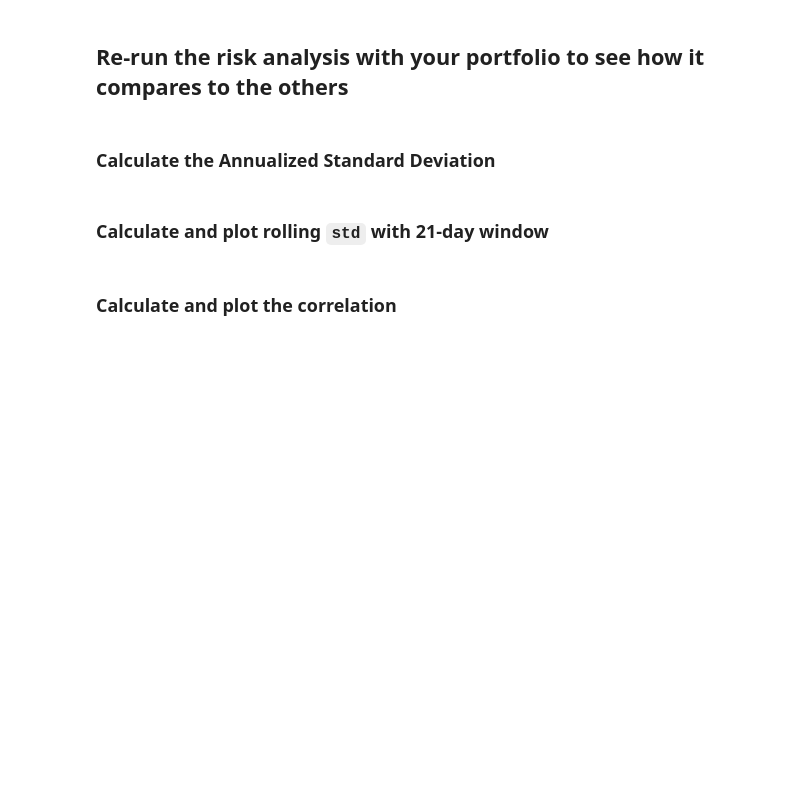
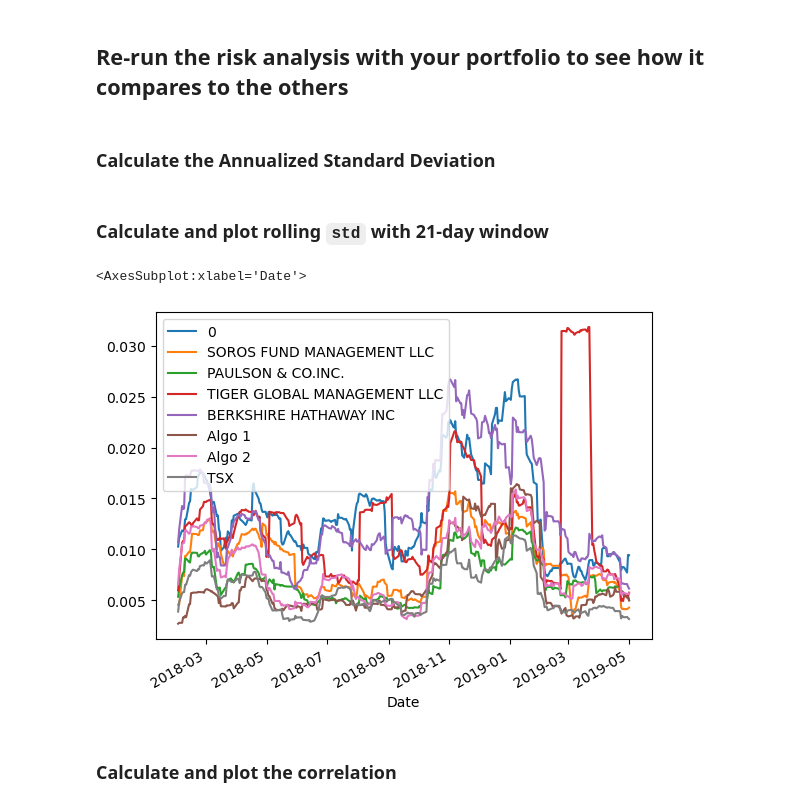
Before and after one commit to mr-alex-leonov/A-Whale-of-the-Port-folio-, a Jupyter notebook: whale_analysis.ipynb, the cells around one changed output. Cells and saved outputs as stored; diff of their text form; code cells hidden in the pictures; blank space fills up the shorter version.

```diff
--- a/whale_analysis.ipynb
+++ b/whale_analysis.ipynb
@@ -716,13 +716,16 @@ mine_plus_others_df.dropna(inplace=True)
 ### Calculate the Annualized Standard Deviation
 # %%
 # Calculate the annualized `std`
-mine_plus_others_df.dropna(inplace=True)
 # %% [markdown]
 ### Calculate and plot rolling `std` with 21-day window
 # %%
 # Calculate rolling standard deviation
-
+rolling21std = mine_plus_others_df.rolling(window=21).std()
 # Plot rolling standard deviation
+rolling21std.plot()
+# %% [output]
+<AxesSubplot:xlabel='Date'>
+[figure, added]
 # %% [markdown]
 ### Calculate and plot the correlation
 # %%
```
Also changed, not shown: parts of 1 cell of this notebook.
